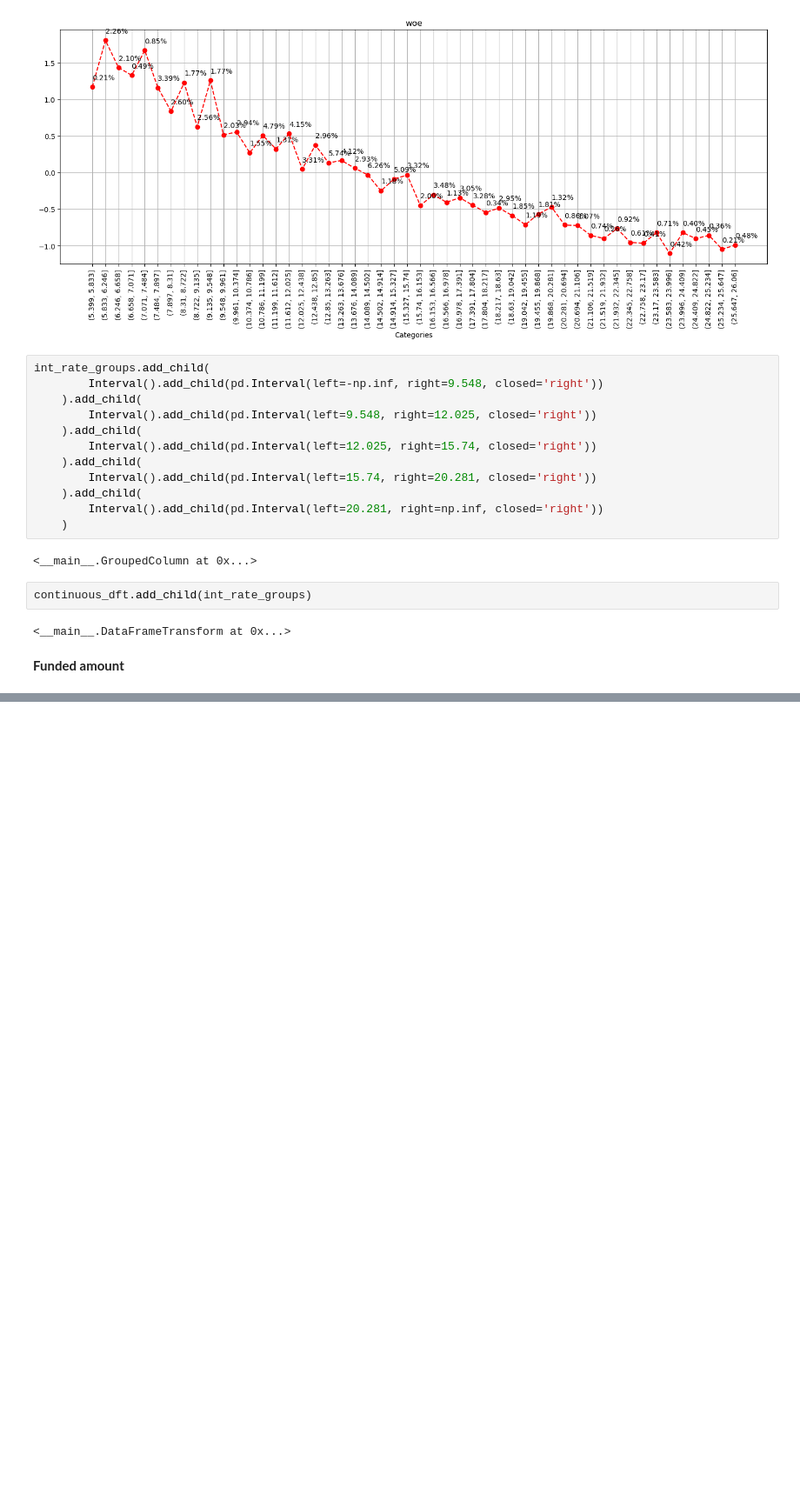
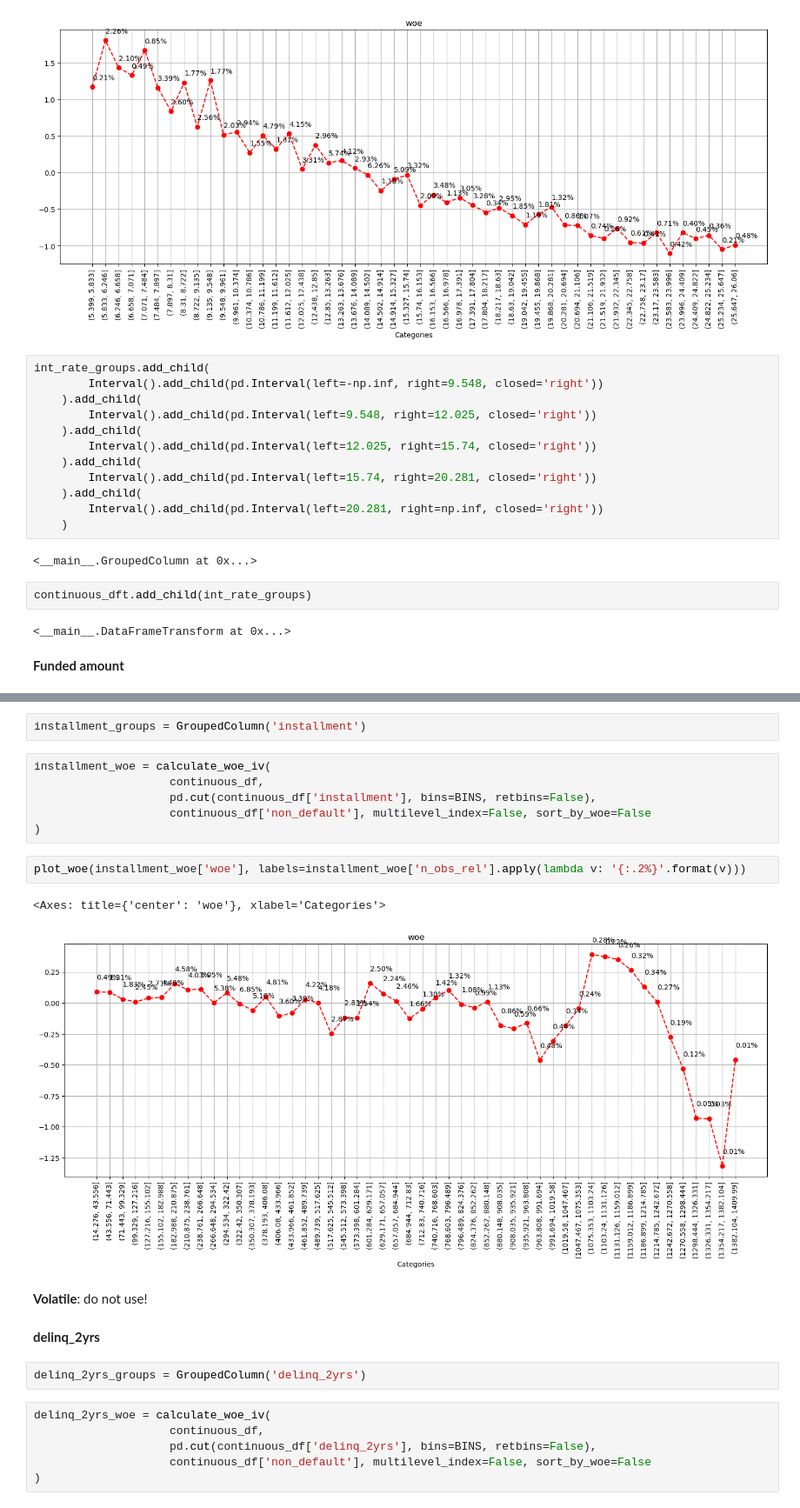
Before and after one commit to Xavi-Linux/CaRMeLo, a Jupyter notebook: notebooks/Data_preparation.ipynb, the cells around one changed output, grey strips where cells are left out. Shown at 87% size. Saved outputs shown, nothing was run; the diff lists cells and outputs as text; blank space fills up the shorter version.

```diff
--- a/notebooks/Data_preparation.ipynb
+++ b/notebooks/Data_preparation.ipynb
@@ -781,0 +881,25 @@ continuous_dft.add_child(int_rate_groups)
+# %%
+installment_groups = GroupedColumn('installment')
+# %%
+installment_woe = calculate_woe_iv(
+                    continuous_df,
+                    pd.cut(continuous_df['installment'], bins=BINS, retbins=False),
+                    continuous_df['non_default'], multilevel_index=False, sort_by_woe=False
+)
+# %%
+plot_woe(installment_woe['woe'], labels=installment_woe['n_obs_rel'].apply(lambda v: '{:.2%}'.format(v)))
+# %% [output]
+<Axes: title={'center': 'woe'}, xlabel='Categories'>
+[figure, added]
+# %% [markdown]
+**Volatile**: do not use!
+# %% [markdown]
+**delinq_2yrs**
+# %%
+delinq_2yrs_groups = GroupedColumn('delinq_2yrs')
+# %%
+delinq_2yrs_woe = calculate_woe_iv(
+                    continuous_df,
+                    pd.cut(continuous_df['delinq_2yrs'], bins=BINS, retbins=False),
+                    continuous_df['non_default'], multilevel_index=False, sort_by_woe=False
+)
```
Also changed, not shown: parts of 37 cells of this notebook.
